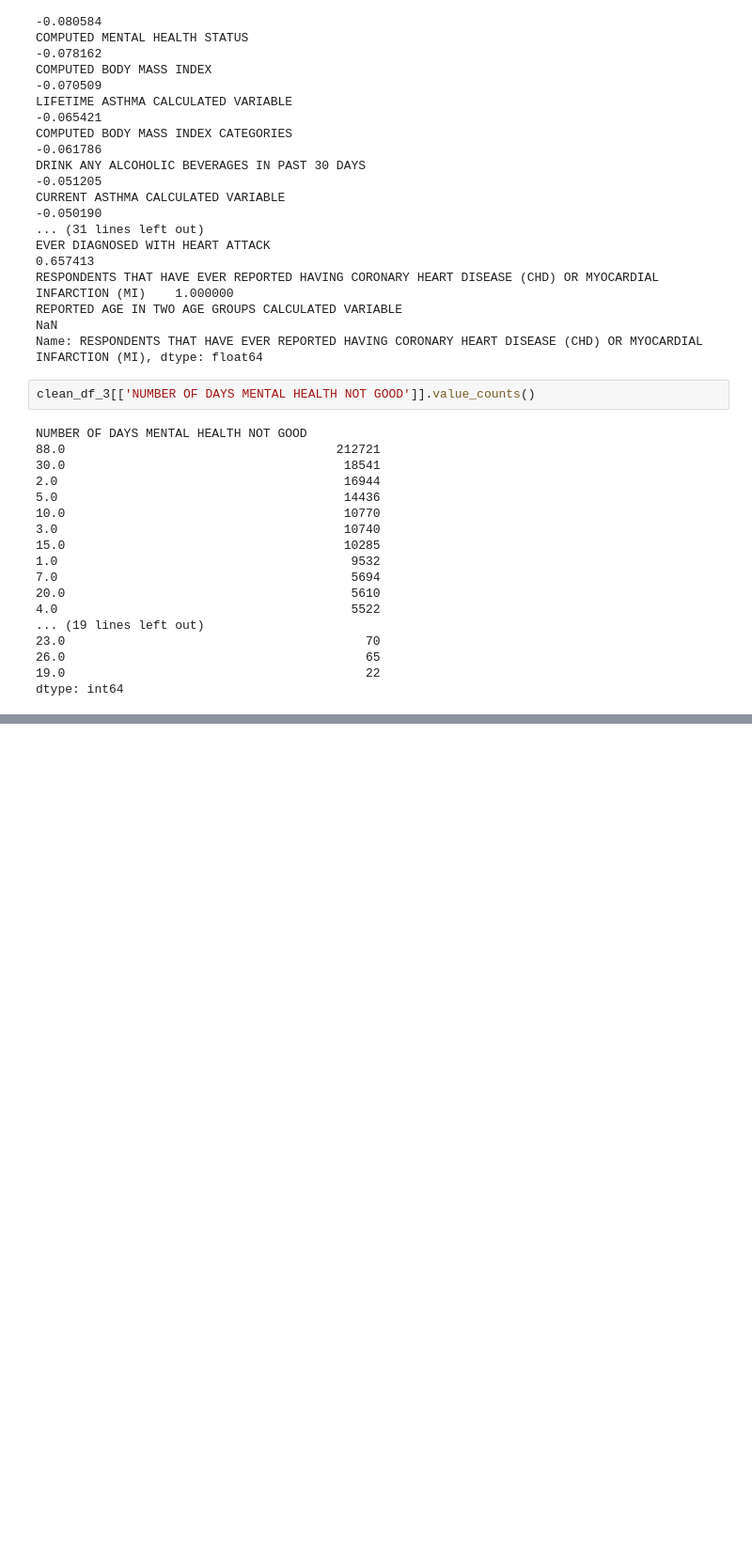
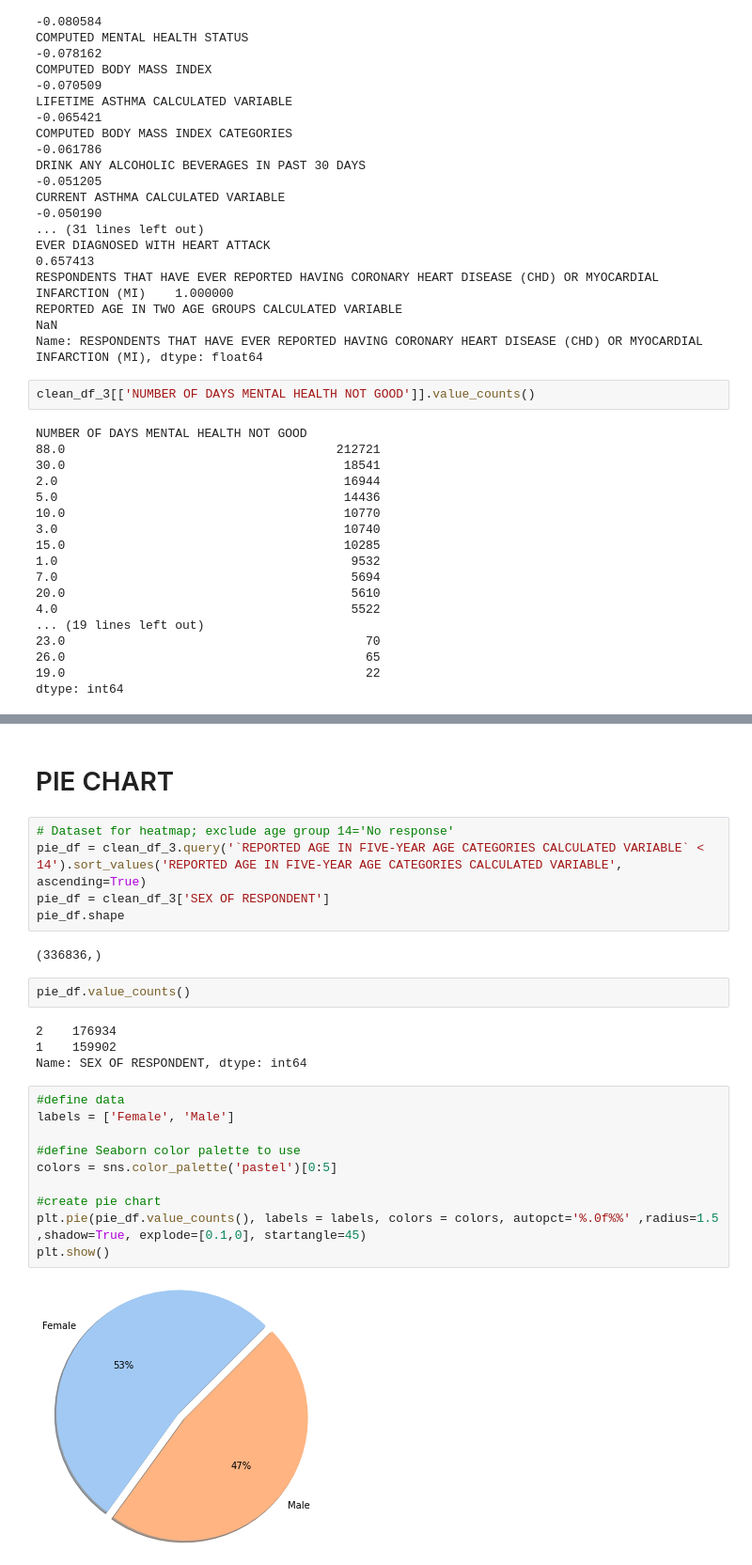
Before and after one commit to spring-camm-sergey/dse230, a Jupyter notebook: data_cleaning.ipynb, the cells around one changed output, grey strips where cells are left out. Shown: that part at 94% size. Drawn from its saved outputs; the diff is of its cells as text; blank space fills up the shorter version.

```diff
--- a/data_cleaning.ipynb
+++ b/data_cleaning.ipynb
@@ -419,0 +563,27 @@ dtype: int64
+# %% [markdown]
+# PIE CHART
+# %%
+# Dataset for heatmap; exclude age group 14='No response'
+pie_df = clean_df_3.query('`REPORTED AGE IN FIVE-YEAR AGE CATEGORIES CALCULATED VARIABLE` < 14').sort_values('REPORTED AGE IN FIVE-YEAR AGE CATEGORIES CALCULATED VARIABLE', ascending=True)
+pie_df = clean_df_3['SEX OF RESPONDENT']
+pie_df.shape
+# %% [output]
+(336836,)
+# %%
+pie_df.value_counts()
+# %% [output]
+2    176934
+1    159902
+Name: SEX OF RESPONDENT, dtype: int64
+# %%
+#define data
+labels = ['Female', 'Male']
+
+#define Seaborn color palette to use
+colors = sns.color_palette('pastel')[0:5]
+
+#create pie chart
+plt.pie(pie_df.value_counts(), labels = labels, colors = colors, autopct='%.0f%%' ,radius=1.5 ,shadow=True, explode=[0.1,0], startangle=45)
+plt.show()
+# %% [output]
+[figure, added]
```
Also changed, not shown: parts of 10 cells of this notebook.
